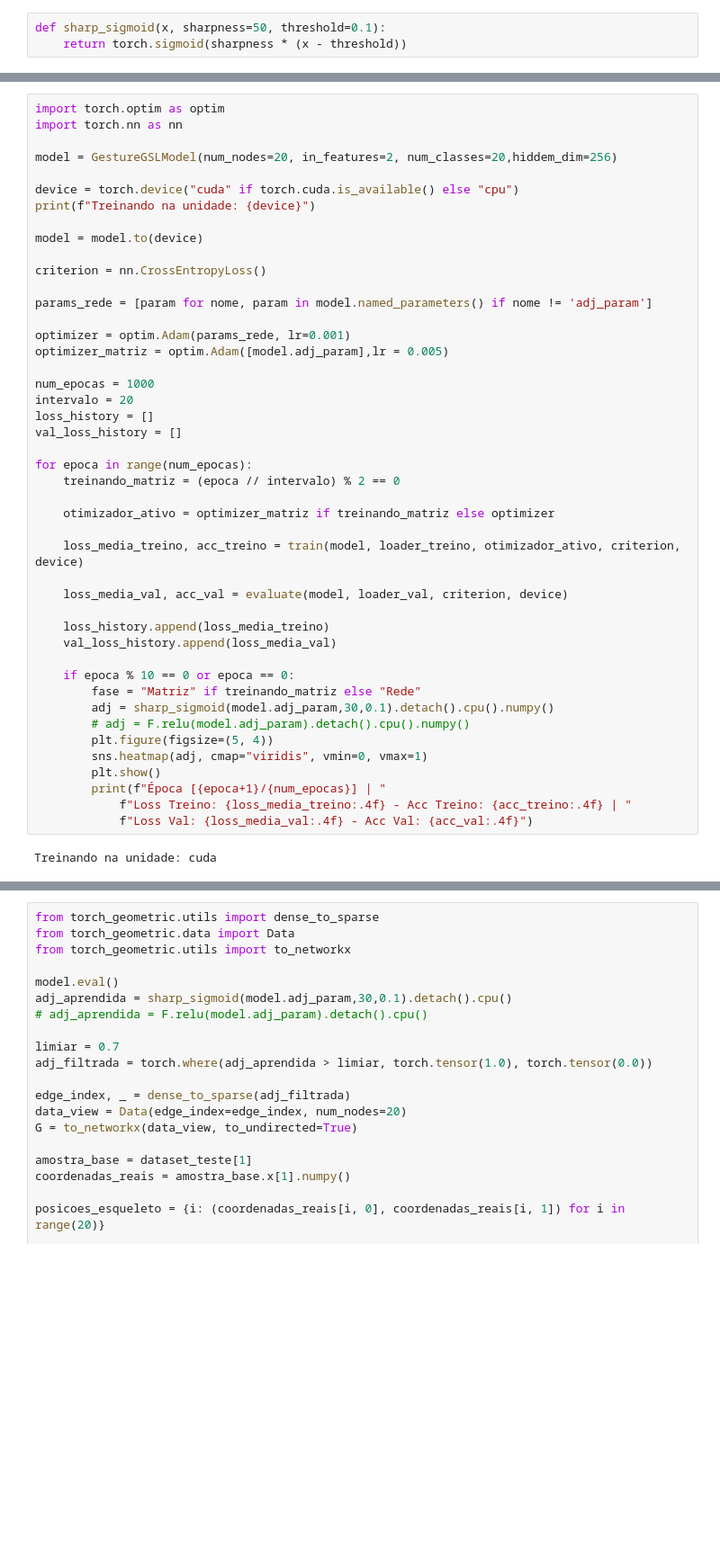
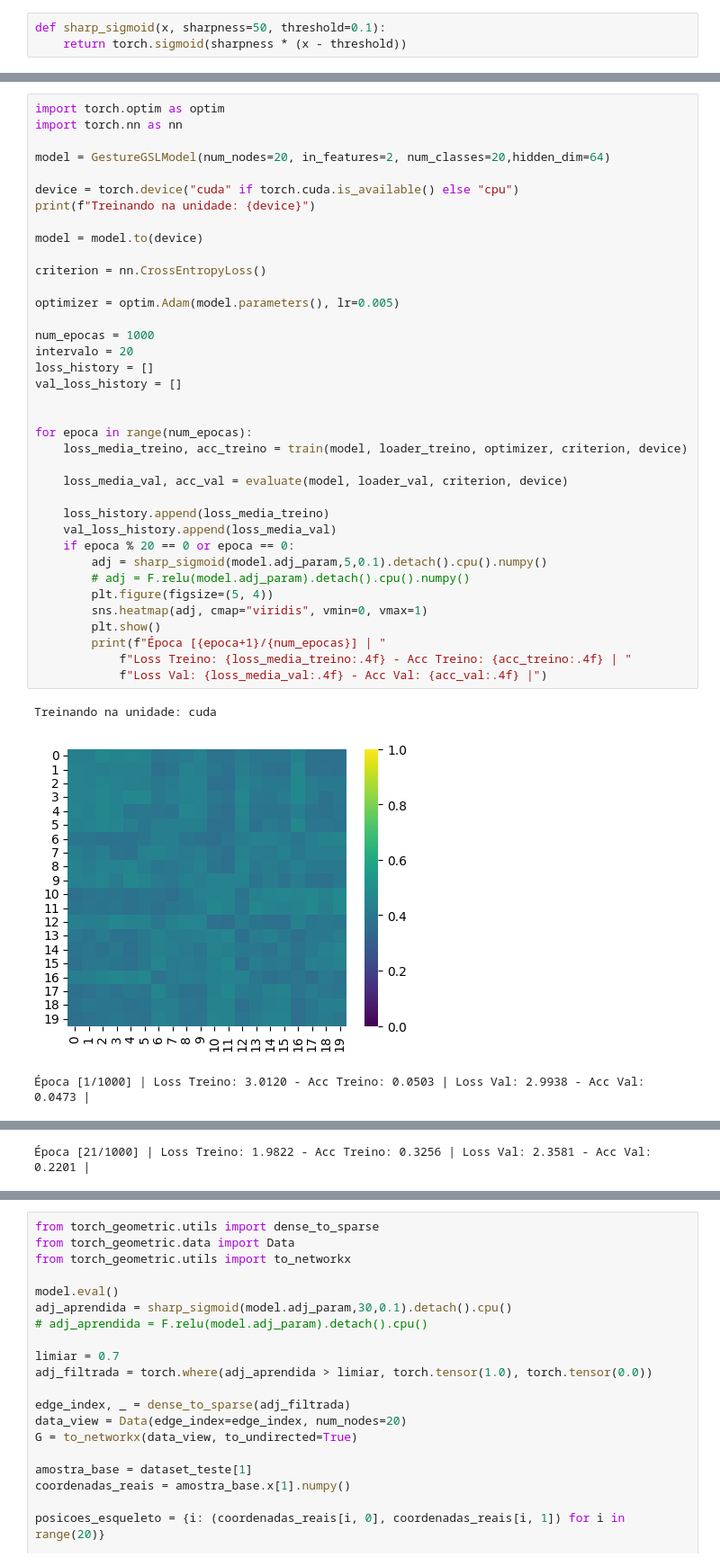
Before and after one commit to filipebcsilva/GCN-TUTORIAL, a Jupyter notebook: gesture_train.ipynb, the cells around one changed output, grey strips where cells are left out. Shown at 90% size. Saved outputs shown, nothing was run; the diff lists cells and outputs as text; blank space fills up the shorter version.

```diff
--- a/gesture_train.ipynb
+++ b/gesture_train.ipynb
@@ -269,46 +302,40 @@ def evaluate(model, loader, criterion, device):
 import torch.optim as optim
 import torch.nn as nn
 
-model = GestureGSLModel(num_nodes=20, in_features=2, num_classes=20,hiddem_dim=256)
+model = GestureGSLModel(num_nodes=20, in_features=2, num_classes=20,hidden_dim=64)
 
 device = torch.device("cuda" if torch.cuda.is_available() else "cpu")
 print(f"Treinando na unidade: {device}")
 
 model = model.to(device)
 
 criterion = nn.CrossEntropyLoss()
 
-params_rede = [param for nome, param in model.named_parameters() if nome != 'adj_param']
-
-optimizer = optim.Adam(params_rede, lr=0.001)
-optimizer_matriz = optim.Adam([model.adj_param],lr = 0.005)
+optimizer = optim.Adam(model.parameters(), lr=0.005)
 
 num_epocas = 1000
 intervalo = 20
 loss_history = []
 val_loss_history = []
 
+
 for epoca in range(num_epocas):
-    treinando_matriz = (epoca // intervalo) % 2 == 0
-
-    otimizador_ativo = optimizer_matriz if treinando_matriz else optimizer
-
-    loss_media_treino, acc_treino = train(model, loader_treino, otimizador_ativo, criterion, device)
+    loss_media_treino, acc_treino = train(model, loader_treino, optimizer, criterion, device)
 
     loss_media_val, acc_val = evaluate(model, loader_val, criterion, device)
 
     loss_history.append(loss_media_treino)
     val_loss_history.append(loss_media_val)
-
-    if epoca % 10 == 0 or epoca == 0:
-        fase = "Matriz" if treinando_matriz else "Rede"
-        adj = sharp_sigmoid(model.adj_param,30,0.1).detach().cpu().numpy()
+    if epoca % 20 == 0 or epoca == 0:
+        adj = sharp_sigmoid(model.adj_param,5,0.1).detach().cpu().numpy()
         # adj = F.relu(model.adj_param).detach().cpu().numpy()
         plt.figure(figsize=(5, 4))
         sns.heatmap(adj, cmap="viridis", vmin=0, vmax=1)
         plt.show()
         print(f"Época [{epoca+1}/{num_epocas}] | "
             f"Loss Treino: {loss_media_treino:.4f} - Acc Treino: {acc_treino:.4f} | "
-            f"Loss Val: {loss_media_val:.4f} - Acc Val: {acc_val:.4f}")
+            f"Loss Val: {loss_media_val:.4f} - Acc Val: {acc_val:.4f} |")
 # %% [output]
 Treinando na unidade: cuda
+[figure, added]
+Época [1/1000] | Loss Treino: 3.0120 - Acc Treino: 0.0503 | Loss Val: 2.9938 - Acc Val: 0.0473 |
@@ -314,0 +343 @@ Treinando na unidade: cuda
+Época [21/1000] | Loss Treino: 1.9822 - Acc Treino: 0.3256 | Loss Val: 2.3581 - Acc Val: 0.2201 |
```
Also changed, not shown: parts of 7 cells of this notebook, 1 other file.
